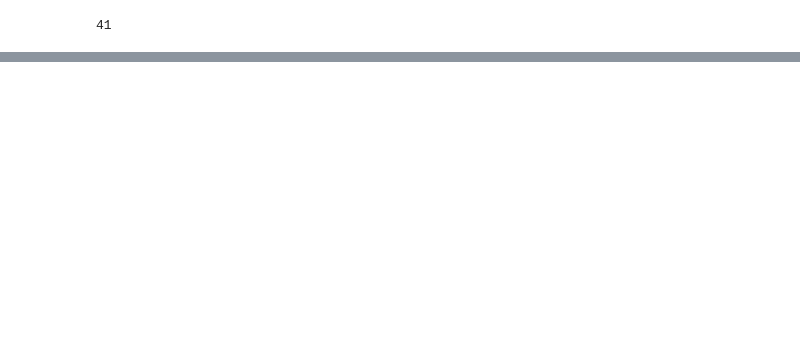
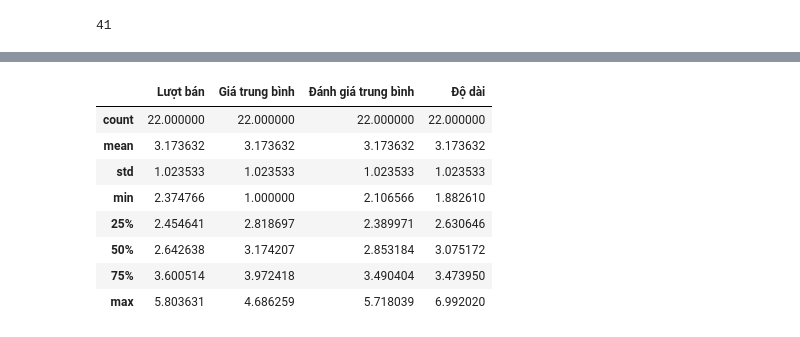
Before and after one commit to pililover/Data-visualization_analysis-Vietnamese-Book-Market, a Jupyter notebook: data_preprocessing.ipynb, the cells around one changed output, grey strips where cells are left out. Cells and saved outputs as stored; diff of their text form; code cells hidden in the pictures; blank space fills up the shorter version.

```diff
--- a/data_preprocessing.ipynb
+++ b/data_preprocessing.ipynb
@@ -453,0 +515,37 @@ raw_df.to_csv('./data/cleaned_data.csv', index=False, encoding='utf-8-sig')
+# %%
+from sklearn.preprocessing import StandardScaler
+import pandas as pd
+
+# Tính toán các giá trị cần thiết
+radar_data = df.groupby('Thể loại').agg({
+    'Lượt bán': 'sum',  # Tổng lượt bán
+    'Giá': 'mean',  # Giá trung bình
+    'Ratings': 'mean',  # Đánh giá trung bình
+    'Số trang': 'mean'  # Độ dài trung bình
+}).reset_index()
+
+# Đổi tên cột
+radar_data.rename(columns={
+    'Ratings': 'Đánh giá trung bình',
+    'Số trang': 'Độ dài',
+    'Giá': 'Giá trung bình'
+}, inplace=True)
+
+# Chuẩn hóa dữ liệu bằng StandardScaler
+scaler = StandardScaler()
+scaled_values = scaler.fit_transform(radar_data.iloc[:, 1:])  # Chỉ scale các cột số
+
+# Shift giá trị về trục dương
+min_value = scaled_values.min()
+if min_value < 0:
+    scaled_values += abs(min_value) + 1
+
+# Tạo DataFrame đã chuẩn hóa
+radar_scaled = pd.DataFrame(scaled_values, columns=radar_data.columns[1:])
+radar_scaled['Thể loại'] = radar_data['Thể loại']
+
+# Sắp xếp lại thứ tự cột
+radar_scaled = radar_scaled[['Thể loại', 'Lượt bán', 'Giá trung bình', 'Đánh giá trung bình', 'Độ dài']]
+
+# Hiển thị DataFrame đã chuẩn hóa
+radar_scaled.head()
@@ -453,0 +559,12 @@ raw_df.to_csv('./data/cleaned_data.csv', index=False, encoding='utf-8-sig')
+# %%
+radar_scaled.describe()
+# %% [output]
+|  | Lượt bán | Giá trung bình | Đánh giá trung bình | Độ dài |
+| count | 22.000000 | 22.000000 | 22.000000 | 22.000000 |
+| mean | 3.173632 | 3.173632 | 3.173632 | 3.173632 |
+| std | 1.023533 | 1.023533 | 1.023533 | 1.023533 |
+| min | 2.374766 | 1.000000 | 2.106566 | 1.882610 |
+| 25% | 2.454641 | 2.818697 | 2.389971 | 2.630646 |
+| 50% | 2.642638 | 3.174207 | 2.853184 | 3.075172 |
+| 75% | 3.600514 | 3.972418 | 3.490404 | 3.473950 |
+| max | 5.803631 | 4.686259 | 5.718039 | 6.992020 |
```
Also changed, not shown: parts of 13 cells of this notebook, 4 other files.
